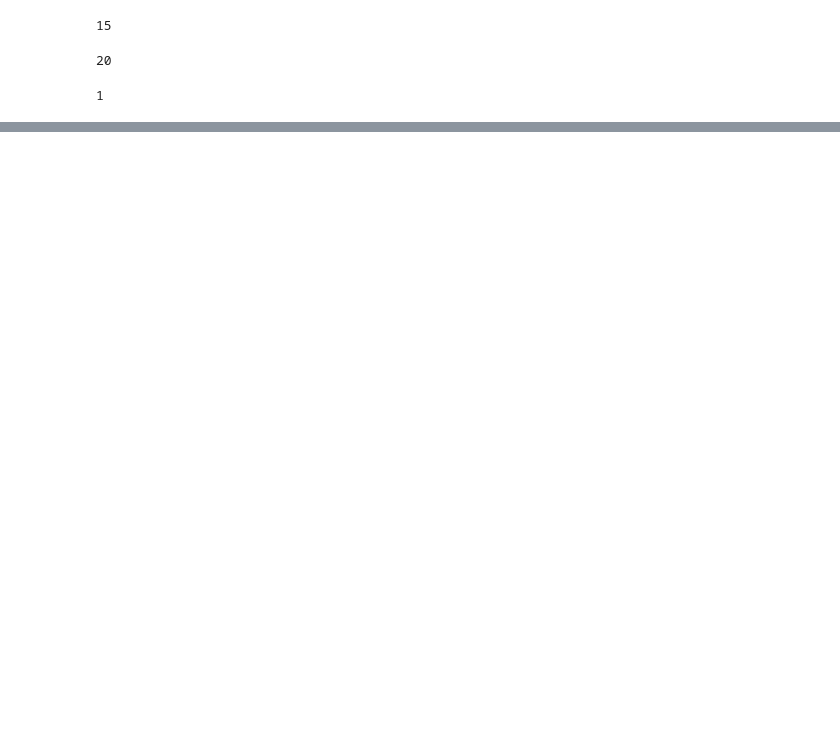
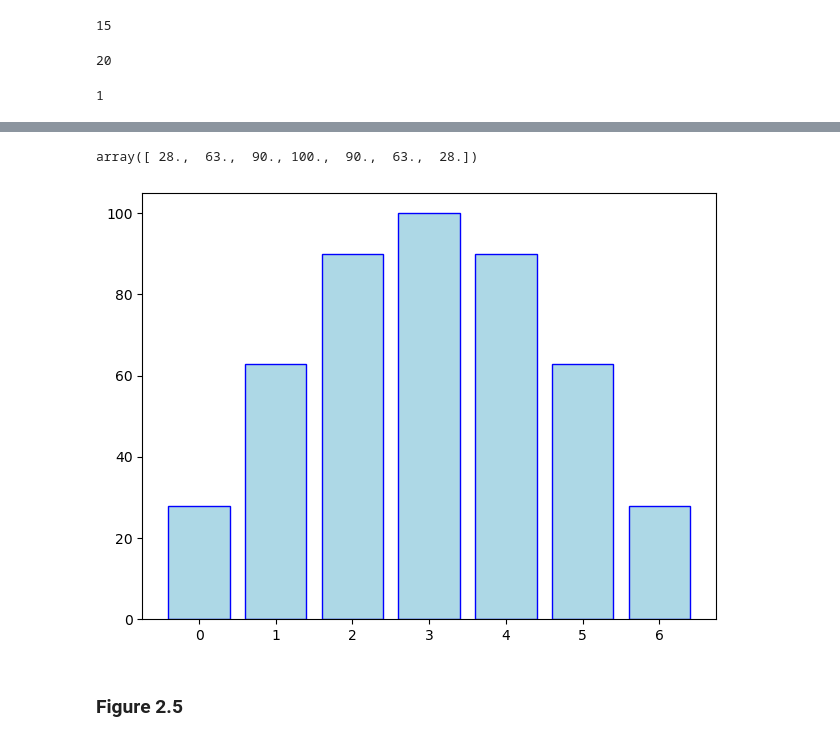
Before and after one commit to furnstahl/Physics-5600, a Jupyter notebook: Einstein_solid_counting.ipynb, the cells around one changed output, grey strips where cells are left out. Cells and saved outputs as stored; diff of their text form; code cells hidden in the pictures; blank space fills up the shorter version.

Commit message:
second pass at Einstein_solid_counting.ipyng

```diff
--- a/Einstein_solid_counting.ipynb
+++ b/Einstein_solid_counting.ipynb
@@ -69,0 +66,34 @@ fig.tight_layout()
+# %%
+def macrostate_table(N_A, N_B, q_tot, table=True):
+    """
+    Step through q_A and q_B = q_tot - q_A and use ein_mult
+      to find Omega_A and Omega_B.
+    Total multiplicity from: Omega_tot = Omega_A * Omega_B
+
+    Construct a table like in Schroeder with macrostates
+      and multiplicities for a system of two Einstein solids
+      and return an array of Omega_tot values.
+
+    If table=False, don't print the table but return the array
+     of Omega_tot values.
+    """
+    if table:
+        print('  q_A     Omega_A     q_B      Omega_B   Omega_tot')
+    tot_microstates = 0
+    Omega_tot_array = np.zeros(q_tot+1)  # collect Omega_tot values
+    for q_A in range(q_tot+1):
+        Omega_A = ein_mult(N_A, q_A)
+
+        q_B = q_tot - q_A
+        Omega_B = ein_mult(N_B, q_B)
+
+        Omega_tot = Omega_A * Omega_B
+        Omega_tot_array[q_A] = Omega_tot
+        tot_microstates += Omega_tot
+
+        if table:
+            print (f' {q_A:> 4}   {convert_int(Omega_A)}     {q_B:> 4}',
+                   f'   {convert_int(Omega_B)}  ',
+                   f'{convert_int(Omega_tot)}')
+    print(f'Total microstates = {convert_int(tot_microstates)}')
+    return Omega_tot_array
@@ -69,0 +102,2 @@ fig.tight_layout()
+# %%
+Omega_tot_array = macrostate_table(3, 3, 6)
@@ -69,0 +114,14 @@ fig.tight_layout()
+# %%
+Omega_tot_array
+# %% [output]
+array([ 28.,  63.,  90., 100.,  90.,  63.,  28.])
+# %%
+fig, ax0 = plt.subplots(1, 1)
+q_array = np.arange(len(Omega_tot_array))
+ax0.bar(q_array, Omega_tot_array, edgecolor='blue', color='lightblue')
+#ax0.set_xlim(q_array[0], q_array[-1])
+fig.tight_layout()
+# %% [output]
+[figure, added]
+# %% [markdown]
+### Figure 2.5
```
Also changed, not shown: parts of 17 cells of this notebook.
